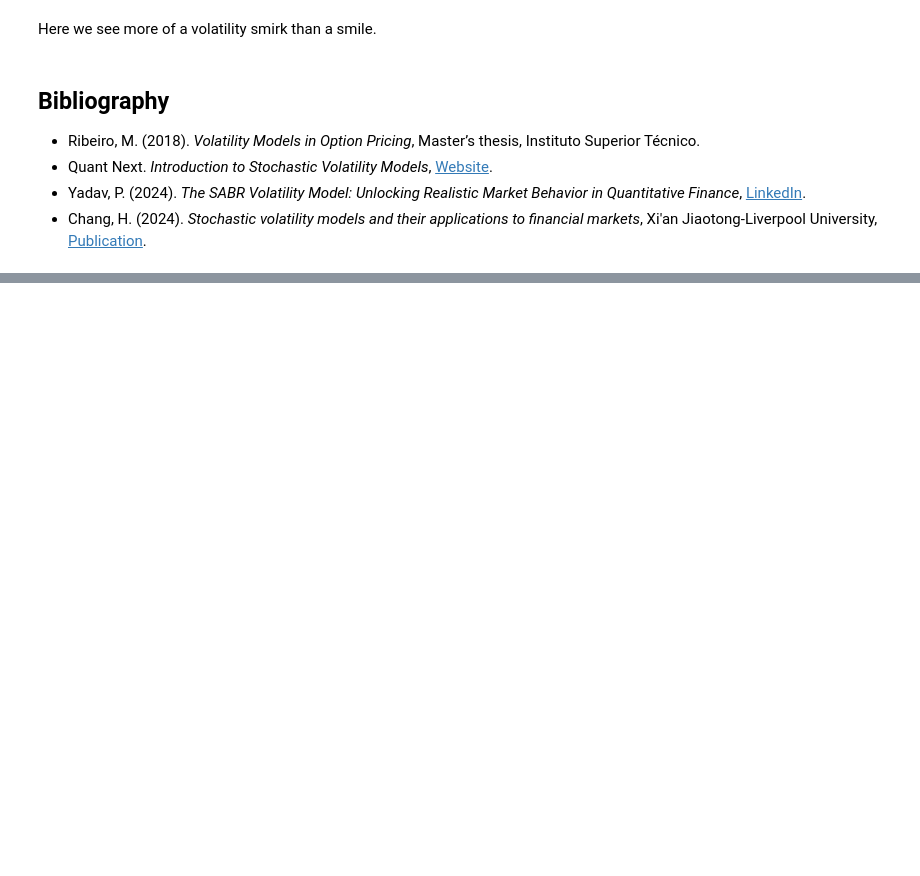
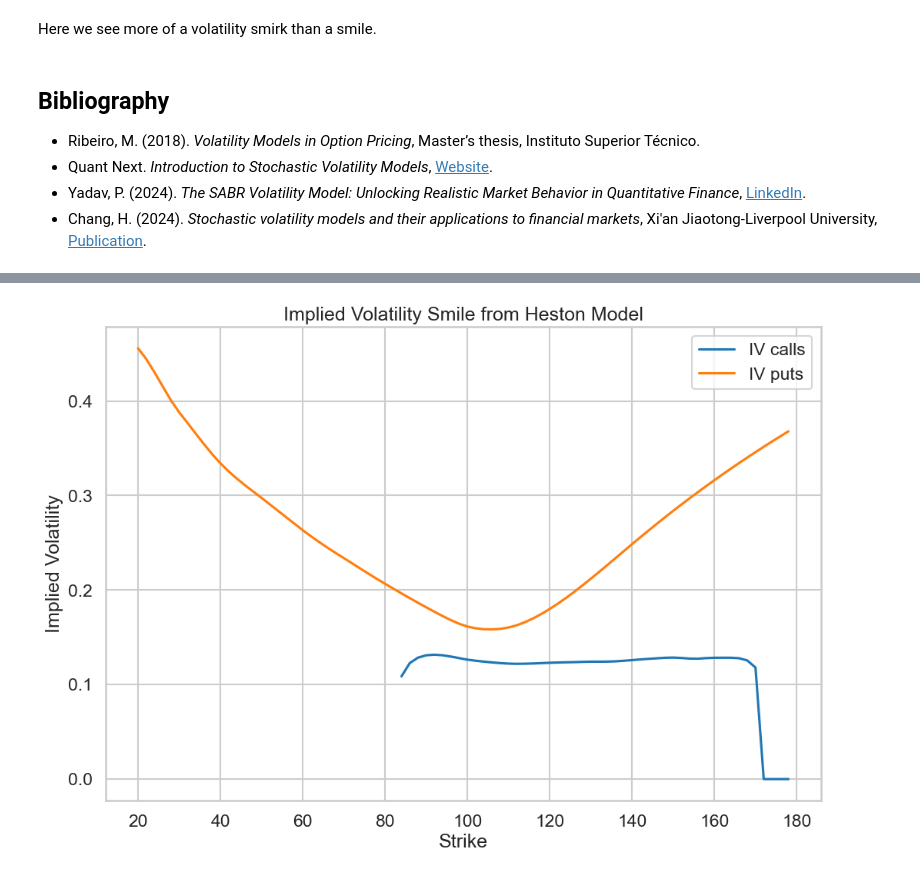
Before and after one commit to adbayre/Quant-Option-Portfolio, a Jupyter notebook: Stochastic_Volatility_Models.ipynb, the cells around one changed output, grey strips where cells are left out. Saved outputs shown, nothing was run; the diff lists cells and outputs as text; code cells hidden in the pictures; blank space fills up the shorter version.

```diff
--- a/Stochastic_Volatility_Models.ipynb
+++ b/Stochastic_Volatility_Models.ipynb
@@ -571,0 +686,24 @@ Here we see more of a volatility smirk than a smile.
+# %%
+rho = -0.7
+S,v = heston_model_sim(S0, v0, rho, kappa, theta, sigma,T, N, M)
+
+# Set strikes and complete MC option price for different strikes
+K = np.arange(20,180,2)
+
+puts = np.array([np.exp(-r*T)*np.mean(np.maximum(k-S,0)) for k in K])
+calls = np.array([np.exp(-r*T)*np.mean(np.maximum(S-k,0)) for k in K])
+
+put_ivs = implied_vol(puts, S0, K, T, r, flag='p', q=0, return_as='numpy', on_error='ignore')
+call_ivs = implied_vol(calls, S0, K, T, r, flag='c', q=0, return_as='numpy')
+
+plt.plot(K, call_ivs, label=r'IV calls')
+plt.plot(K, put_ivs, label=r'IV puts')
+
+plt.ylabel('Implied Volatility')
+plt.xlabel('Strike')
+
+plt.title('Implied Volatility Smile from Heston Model')
+plt.legend()
+plt.show()
+# %% [output]
+[figure, added]
```
Also changed, not shown: parts of 10 cells of this notebook, 1 other file.
